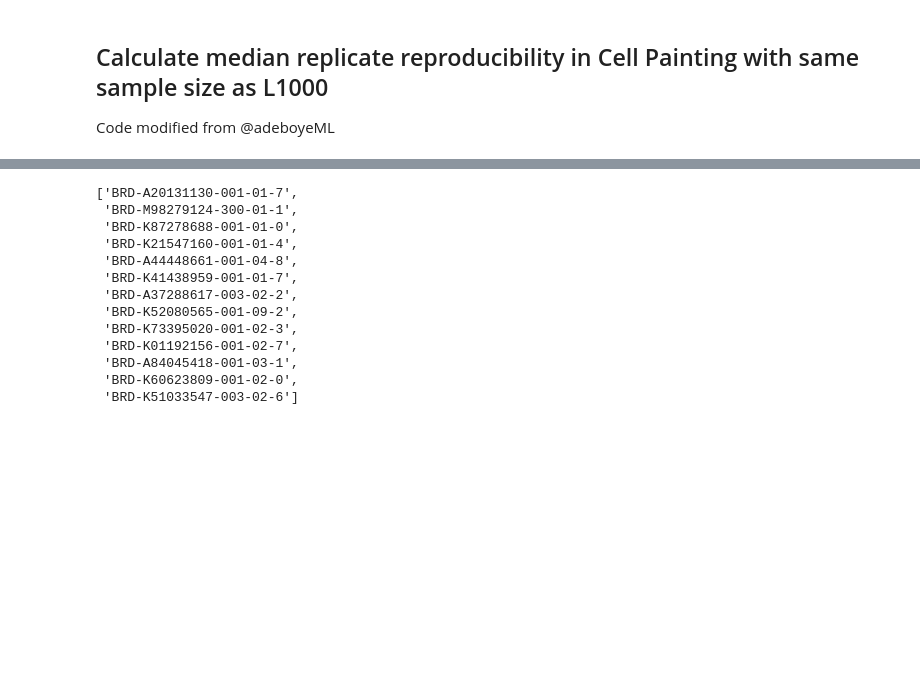
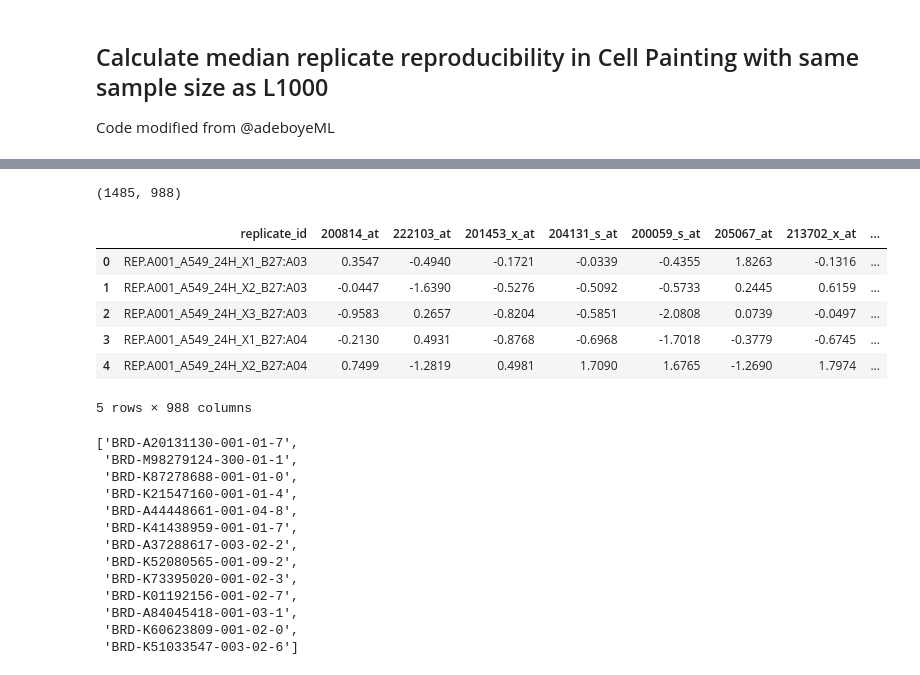
Before and after one commit to broadinstitute/lincs-profiling-complementarity, a Jupyter notebook: 1.Data-exploration/Profiles_level4/cell_painting/6.cellpainting_calculate_subsampled_replicatescores.ipynb, the cells around one changed output, grey strips where cells are left out. Saved outputs shown, nothing was run; the diff lists cells and outputs as text; code cells hidden in the pictures; blank space fills up the shorter version.

```diff
--- a/1.Data-exploration/Profiles_level4/cell_painting/6.cellpainting_calculate_subsampled_replicatescores.ipynb
+++ b/1.Data-exploration/Profiles_level4/cell_painting/6.cellpainting_calculate_subsampled_replicatescores.ipynb
@@ -41,3 +50,21 @@ l1000_df.head()
+# %%
+# Load L1000 data to identify how many DMSOs
+l1000_data_path = pathlib.Path("../L1000/L1000_lvl4_cpd_replicate_datasets/L1000_level4_cpd_replicates.csv.gz")
+l1000_profile_df = pd.read_csv(l1000_data_path).query("pert_iname == 'DMSO'")
+
+n_dmso_l1000 = l1000_profile_df.shape[0]
+
+print(l1000_profile_df.shape)
+l1000_profile_df.head()
+# %% [output]
+(1485, 988)
+|  | replicate_id | 200814_at | 222103_at | 201453_x_at | 204131_s_at | 200059_s_at | 205067_at | 213702_x_at | ... |
+| 0 | REP.A001_A549_24H_X1_B27:A03 | 0.3547 | -0.4940 | -0.1721 | -0.0339 | -0.4355 | 1.8263 | -0.1316 | ... |
+| 1 | REP.A001_A549_24H_X2_B27:A03 | -0.0447 | -1.6390 | -0.5276 | -0.5092 | -0.5733 | 0.2445 | 0.6159 | ... |
+| 2 | REP.A001_A549_24H_X3_B27:A03 | -0.9583 | 0.2657 | -0.8204 | -0.5851 | -2.0808 | 0.0739 | -0.0497 | ... |
+| 3 | REP.A001_A549_24H_X1_B27:A04 | -0.2130 | 0.4931 | -0.8768 | -0.6968 | -1.7018 | -0.3779 | -0.6745 | ... |
+| 4 | REP.A001_A549_24H_X2_B27:A04 | 0.7499 | -1.2819 | 0.4981 | 1.7090 | 1.6765 | -1.2690 | 1.7974 | ... |
+5 rows × 988 columns
 # %%
 commit = "94bfaeeab0d107beac262b4307aa6e9b783625fa"
 spherized_profile_link = f"https://github.com/broadinstitute/lincs-cell-painting/blob/{commit}\
```
Also changed, not shown: parts of 16 cells of this notebook, 27 other files.
